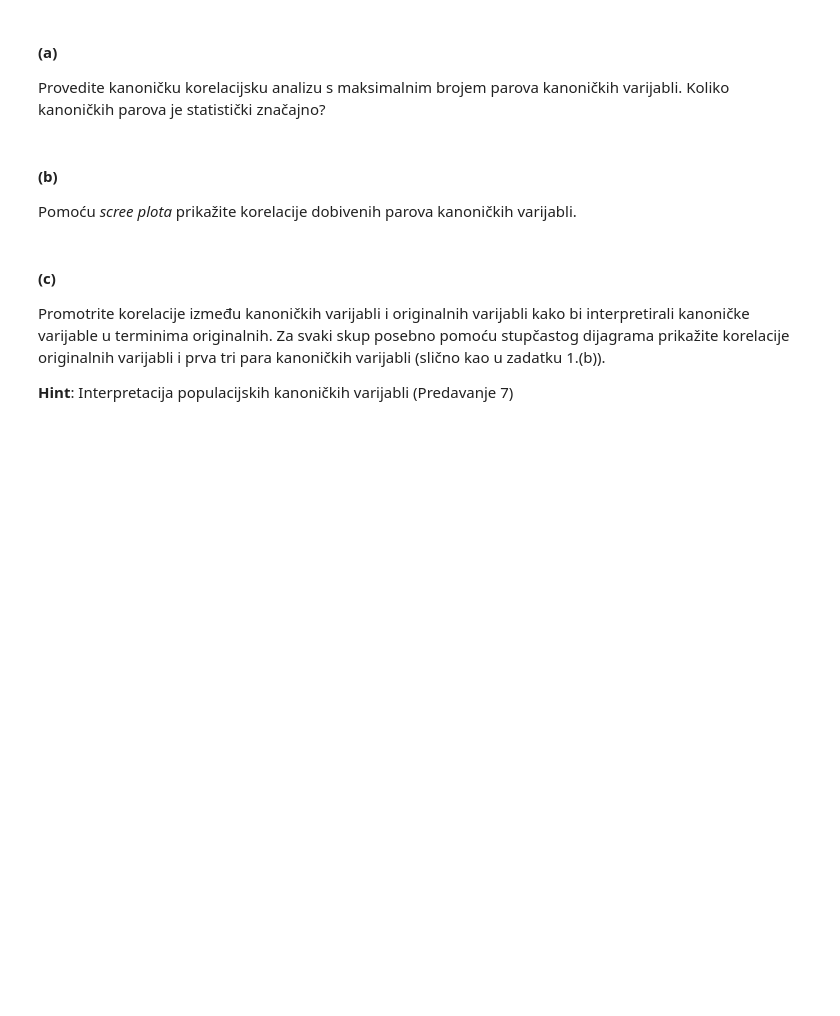
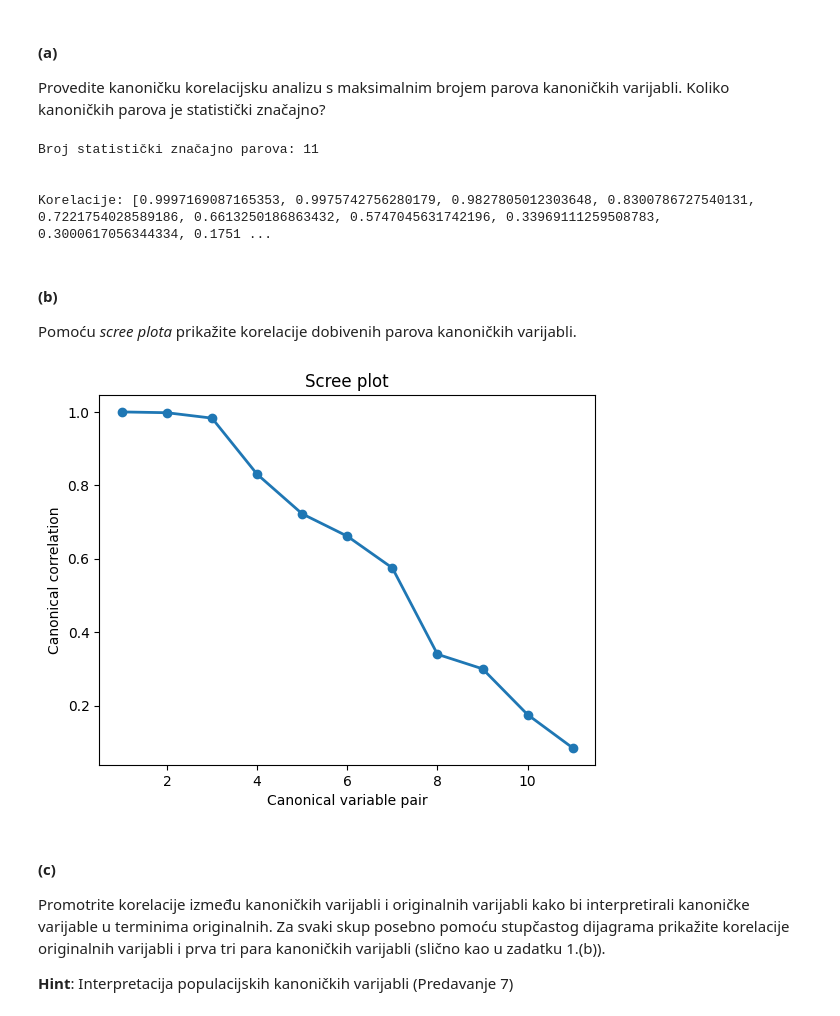
Before and after one commit to sskender/multivariate-data-analysis, a Jupyter notebook: 2023/lab2/SVEN_SKENDER_0036507654.ipynb, the cells around one changed output. Saved outputs shown, nothing was run; the diff lists cells and outputs as text; code cells hidden in the pictures; blank space fills up the shorter version.

```diff
--- a/2023/lab2/SVEN_SKENDER_0036507654.ipynb
+++ b/2023/lab2/SVEN_SKENDER_0036507654.ipynb
@@ -377,16 +534,64 @@ Za potrebe ovog zadatka standardizirajte podatke i podijelite skup ETF-ova na dv
 - drugi skup sadrži: `IEF`, `LQD`, `SHY`, `TLT`, `GLD`, `IJH`,`SPY`, `XLB`, `XLF`, `XLK`, `XLU`,`XLY`, `VNQ`.
 # %%
 # <Vaš kôd ovdje>
+
+
+# Define the two sets of ETFs
+set1 = ['AGG', 'LQD', 'TIP', 'DBC', 'USO', 'IWM', 'VTV', 'XLE', 'XLI', 'XLP', 'XLV', 'IYR']
+set2 = ['IEF', 'LQD', 'SHY', 'TLT', 'GLD', 'IJH', 'SPY', 'XLB', 'XLF', 'XLK', 'XLU', 'XLY', 'VNQ']
+
+# Subset the data by selecting the columns corresponding to the two sets of ETFs
+data_set1 = df[set1]
+data_set2 = df[set2]
+
+# Standardize the data
+scaler = StandardScaler()
+set1_scaled = scaler.fit_transform(data_set1)
+set2_scaled = scaler.fit_transform(data_set2)
 # %% [markdown]
 #### (a)
 Provedite kanoničku korelacijsku analizu s maksimalnim brojem parova kanoničkih varijabli. Koliko kanoničkih parova je statistički značajno?
 # %%
 # <Vaš kôd ovdje>
+
+# perform canonical correlation analysis
+cca = CCA(n_components=min(len(set1), len(set2)))
+cca.fit(set1_scaled, set2_scaled)
+
+# get the scores for both sets of variables
+set1_scores, set2_scores = cca.transform(set1_scaled, set2_scaled)
+
+
+pairs = 0
+all_corrs = []
+
+for i in range(len(set1)):
+    corr, pval = scipy.stats.pearsonr(set1_scores[:, i], set2_scores[:, i])
+    if pval < 0.05:
+        pairs += 1
+        all_corrs.append(corr)
+
+print(f"Broj statistički značajno parova:", pairs)
+print(f"\n\nKorelacije:", all_corrs)
+# %% [output]
+Broj statistički značajno parova: 11
+
+
+Korelacije: [0.9997169087165353, 0.9975742756280179, 0.9827805012303648, 0.8300786727540131, 0.7221754028589186, 0.6613250186863432, 0.5747045631742196, 0.33969111259508783, 0.3000617056344334, 0.1751 ...
 # %% [markdown]
 #### (b)
 Pomoću *scree plota* prikažite korelacije dobivenih parova kanoničkih varijabli.
 # %%
 # <Vaš kôd ovdje>
+
+# plot the scree plot
+plt.plot(np.arange(1, len(all_corrs)+1), all_corrs, 'o-', linewidth=2)
+plt.xlabel("Canonical variable pair")
+plt.ylabel("Canonical correlation")
+plt.title("Scree plot")
+plt.show()
+# %% [output]
+[figure, added]
 # %% [markdown]
 #### (c)
 Promotrite korelacije između kanoničkih varijabli i originalnih varijabli kako bi interpretirali kanoničke varijable u terminima originalnih. Za svaki skup posebno pomoću stupčastog dijagrama prikažite korelacije originalnih varijabli i prva tri para kanoničkih varijabli (slično kao u zadatku 1.(b)).
```
Also changed, not shown: parts of 25 cells of this notebook, 1 other file.
